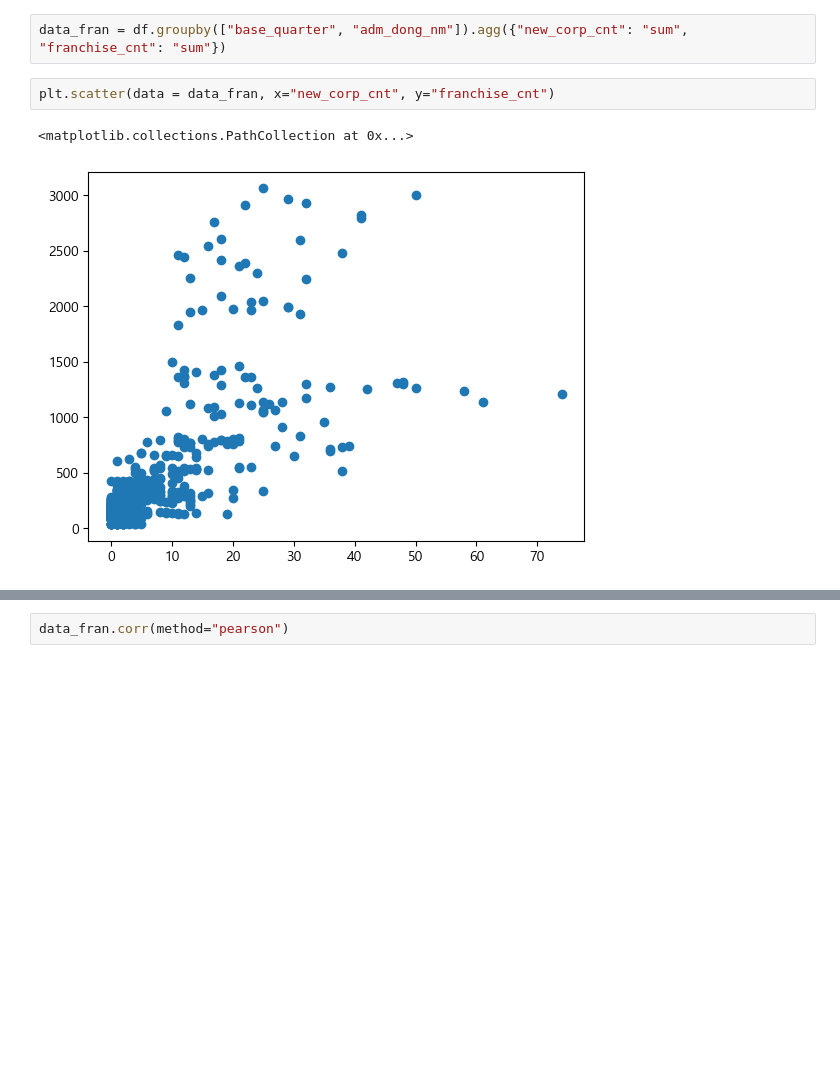
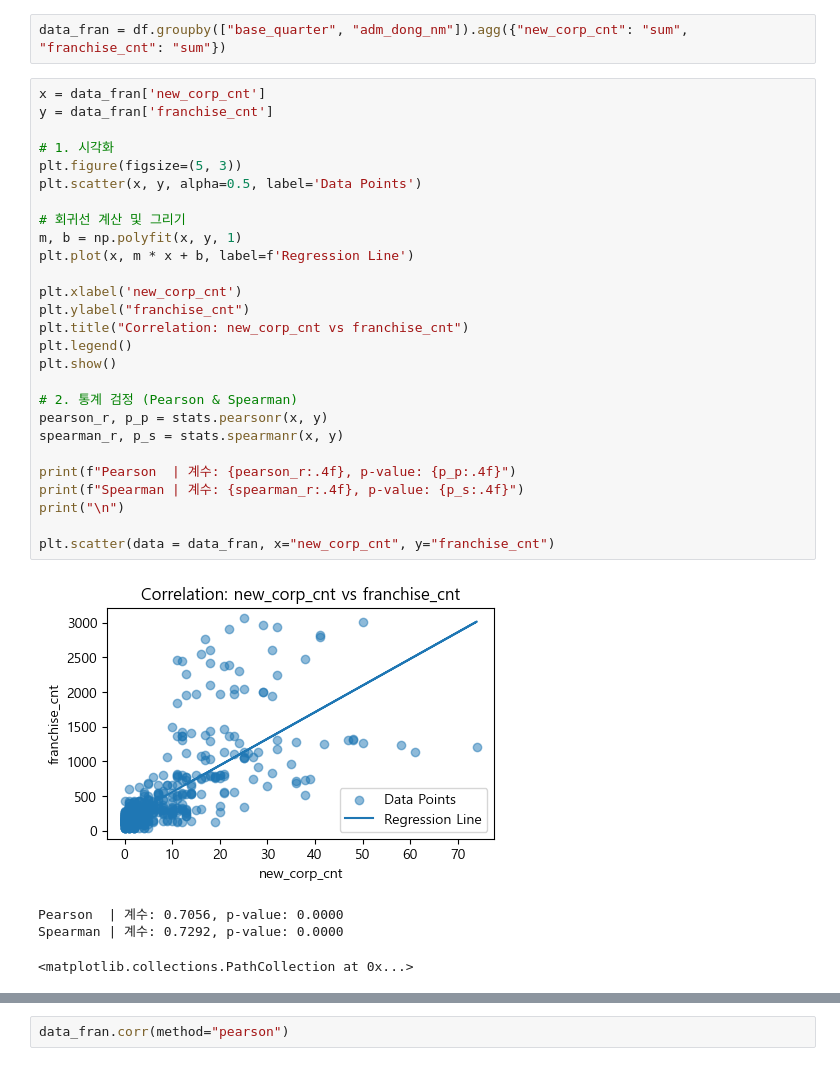
Before and after one commit to bulsajo1/final_project, a Jupyter notebook: eunbi/통계_은비.ipynb, the cells around one changed output, grey strips where cells are left out. Drawn from its saved outputs; the diff is of its cells as text; blank space fills up the shorter version.

```diff
--- a/eunbi/통계_은비.ipynb
+++ b/eunbi/통계_은비.ipynb
@@ -181,7 +199,34 @@ p-value가 유의수준(0.05) 미만이므로 대립가설 채택 <br>
 # %%
 data_fran = df.groupby(["base_quarter", "adm_dong_nm"]).agg({"new_corp_cnt": "sum", "franchise_cnt": "sum"})
 # %%
+x = data_fran['new_corp_cnt']
+y = data_fran['franchise_cnt']
+
+# 1. 시각화
+plt.figure(figsize=(5, 3))
+plt.scatter(x, y, alpha=0.5, label='Data Points')
+
+# 회귀선 계산 및 그리기
+m, b = np.polyfit(x, y, 1)
+plt.plot(x, m * x + b, label=f'Regression Line')
+
+plt.xlabel('new_corp_cnt')
+plt.ylabel("franchise_cnt")
+plt.title("Correlation: new_corp_cnt vs franchise_cnt")
+plt.legend()
+plt.show()
+
+# 2. 통계 검정 (Pearson & Spearman)
+pearson_r, p_p = stats.pearsonr(x, y)
+spearman_r, p_s = stats.spearmanr(x, y)
+
+print(f"Pearson  | 계수: {pearson_r:.4f}, p-value: {p_p:.4f}")
+print(f"Spearman | 계수: {spearman_r:.4f}, p-value: {p_s:.4f}")
+print("\n")
+
 plt.scatter(data = data_fran, x="new_corp_cnt", y="franchise_cnt")
 # %% [output]
+[figure, new version]
-<matplotlib.collections.PathCollection at 0x...>
+Pearson  | 계수: 0.7056, p-value: 0.0000
+Spearman | 계수: 0.7292, p-value: 0.0000
-[figure, old version]
+<matplotlib.collections.PathCollection at 0x...>
```
Also changed, not shown: parts of 22 cells of this notebook.
